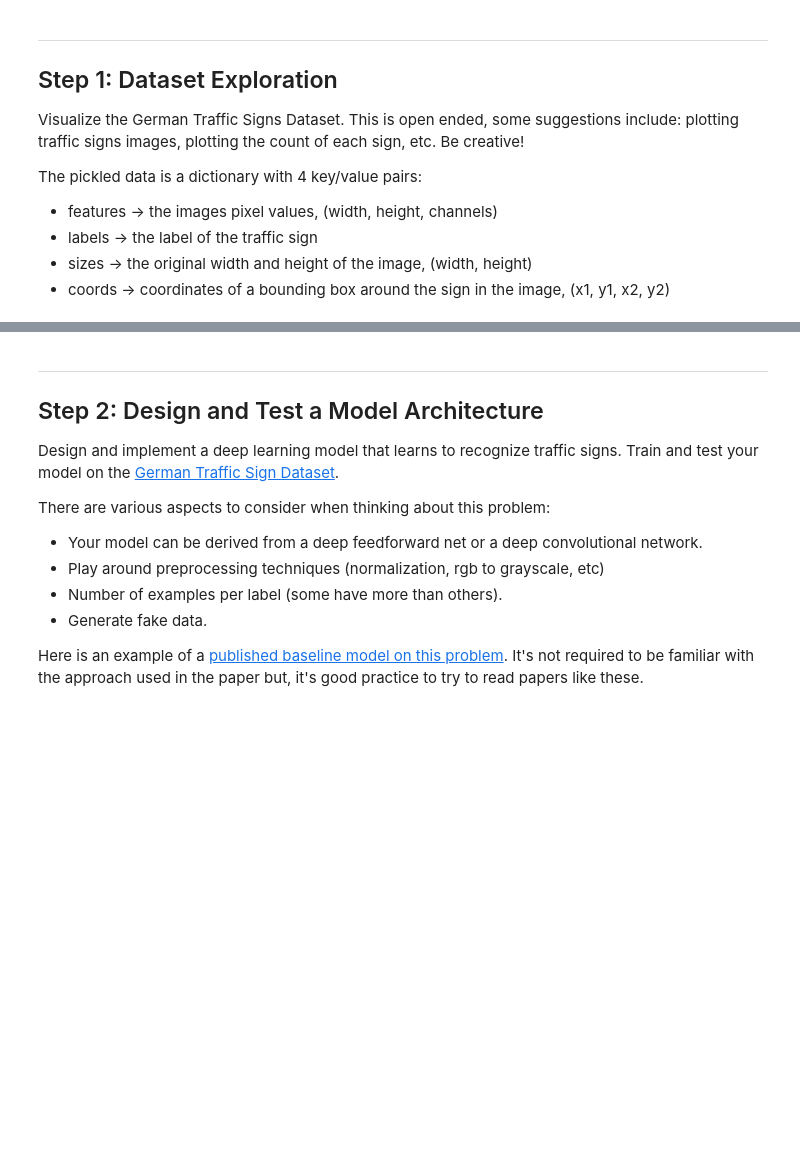
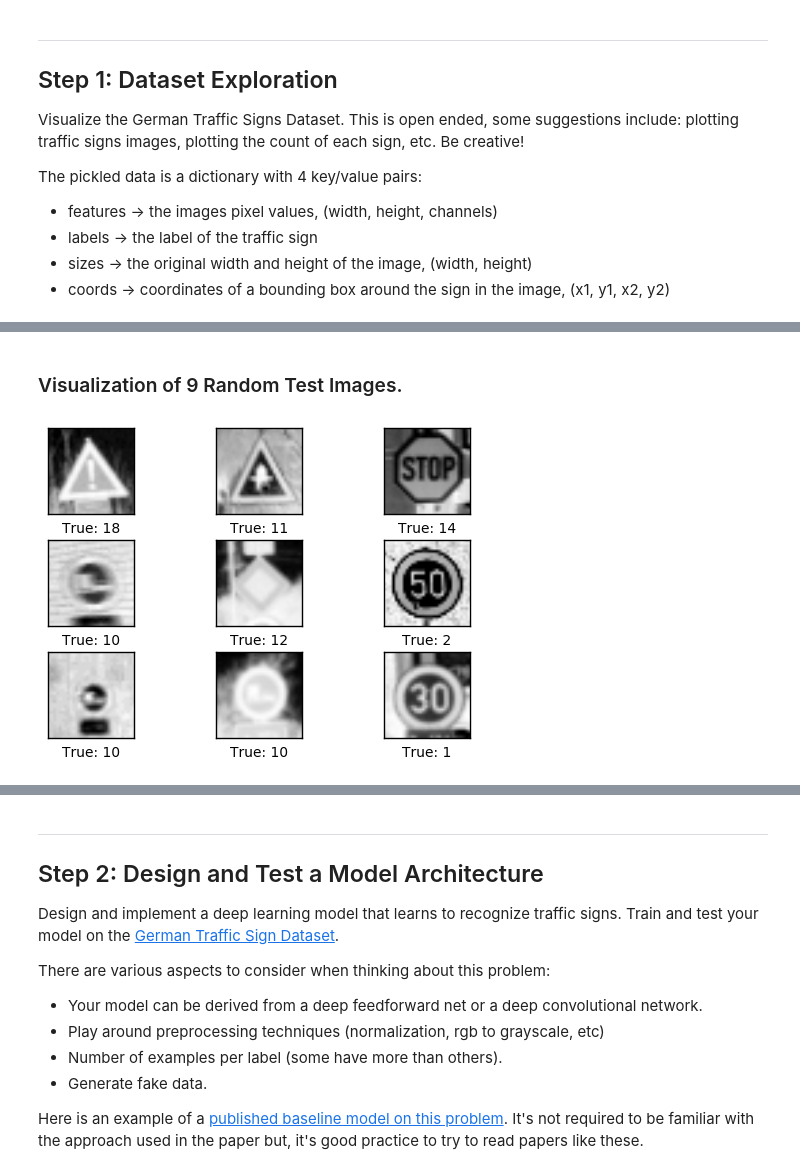
Before and after one commit to andrewraharjo/SDCND_TrafficSigns, a Jupyter notebook: Traffic_Signs_Recognition.ipynb, the cells around one changed output, grey strips where cells are left out. Saved outputs shown, nothing was run; the diff lists cells and outputs as text; code cells hidden in the pictures; blank space fills up the shorter version.

```diff
--- a/Traffic_Signs_Recognition.ipynb
+++ b/Traffic_Signs_Recognition.ipynb
@@ -60,0 +164,12 @@ X_test, y_test = shuffle(X_test, y_test)
+# %% [markdown]
+### Visualization of 9 Random Test Images.
+# %%
+#Random selection of 9 images from X_train.
+idx = np.random.choice(X_test.shape[0], size=9, replace=False)
+images = X_test[idx,:]
+# Get the true classes for those images.
+cls_true = y_test[idx]
+# Plot the images and labels using our helper-function above.
+plot_images(images=images, cls_true=cls_true)
+# %% [output]
+[figure, added]
```
Also changed, not shown: parts of 67 cells of this notebook, 1 other file.
